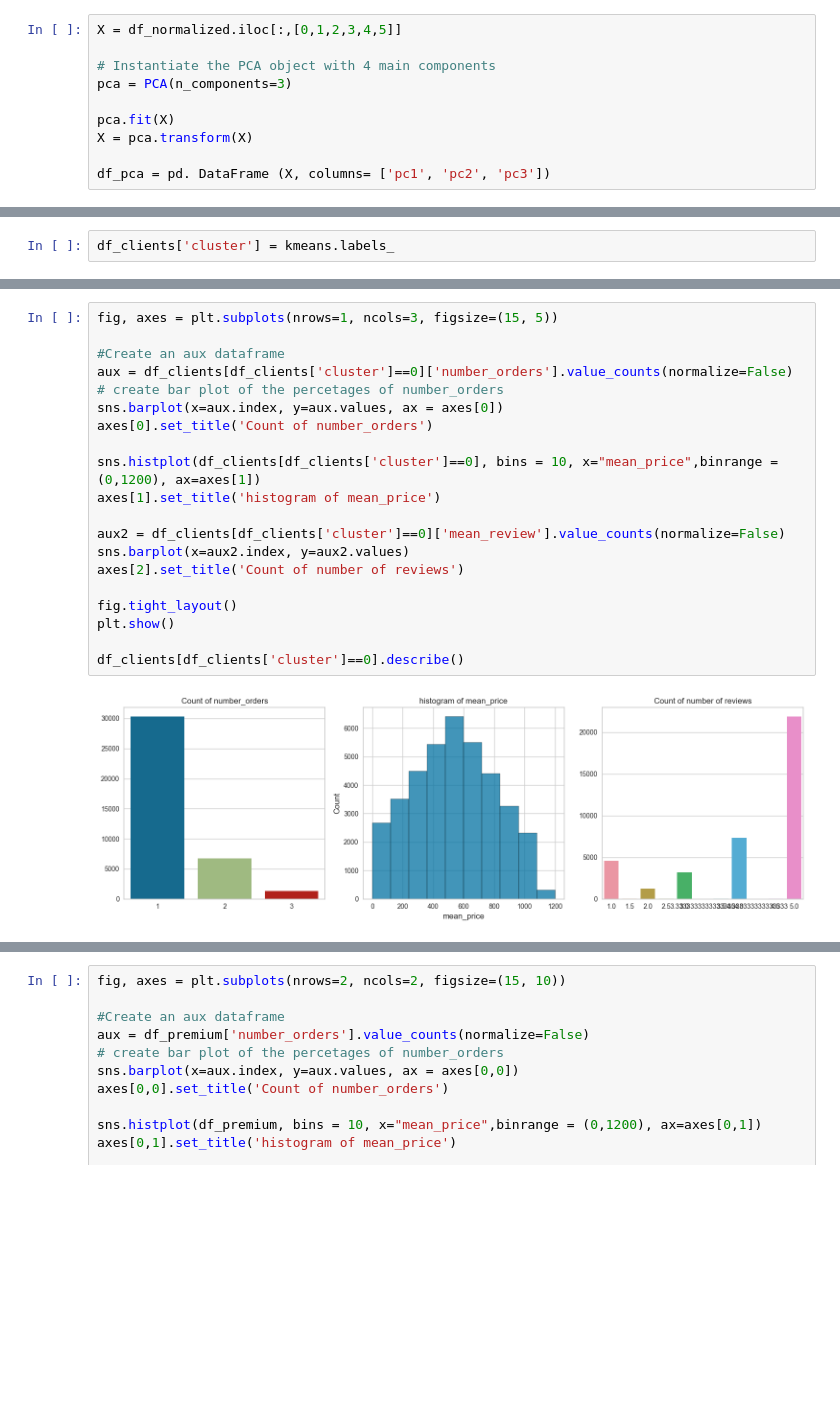
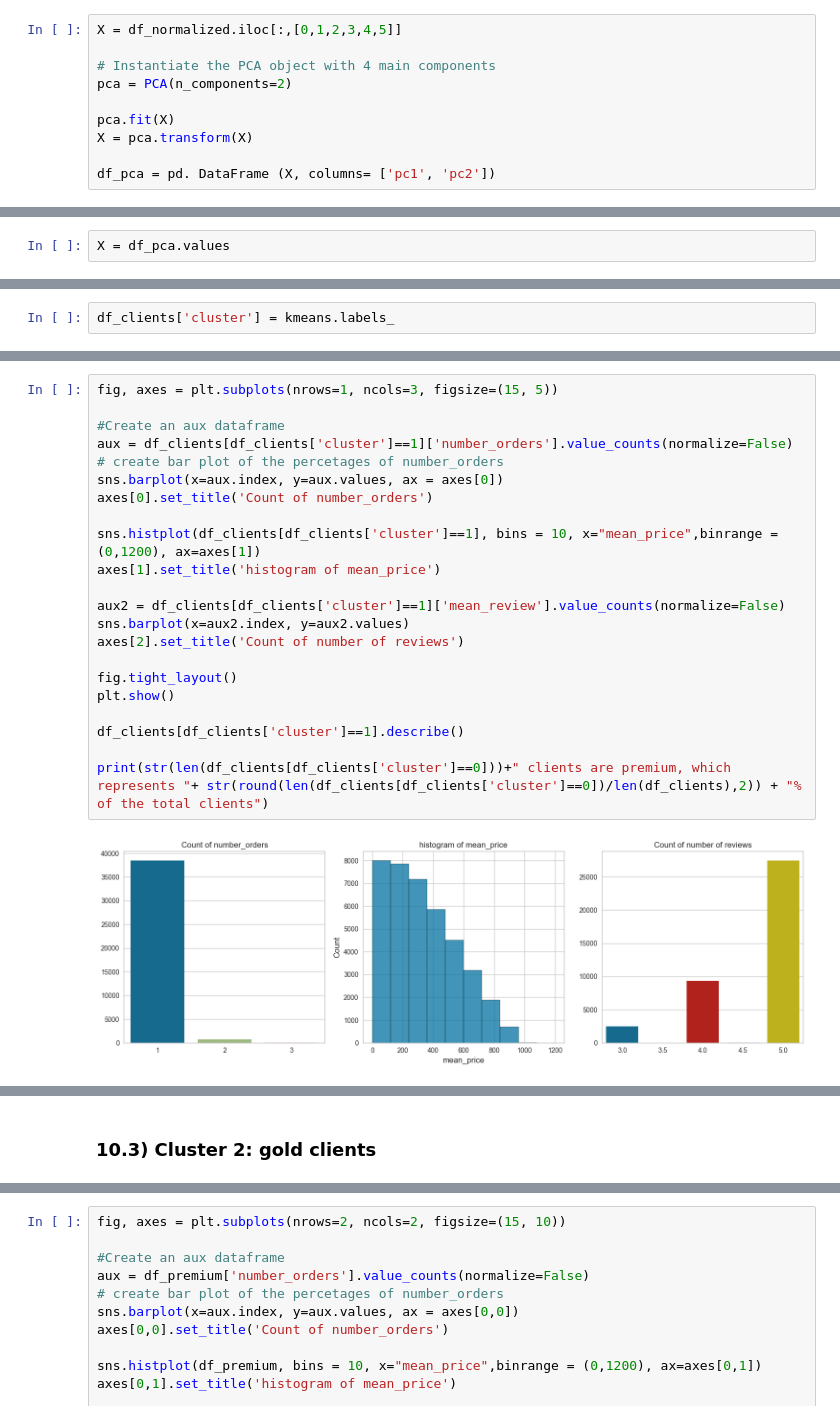
Before and after one commit to barbarafarah/clustering-clients, a Jupyter notebook: classifyng-customers.ipynb, the cells around one changed output, grey strips where cells are left out. Drawn from its saved outputs; the diff is of its cells as text; blank space fills up the shorter version.

```diff
--- a/classifyng-customers.ipynb
+++ b/classifyng-customers.ipynb
@@ -567,10 +568,10 @@ We have 7 numerical features:
 X = df_normalized.iloc[:,[0,1,2,3,4,5]]
 
 # Instantiate the PCA object with 4 main components
-pca = PCA(n_components=3)
+pca = PCA(n_components=2)
 
 pca.fit(X)
 X = pca.transform(X)
 
-df_pca = pd. DataFrame (X, columns= ['pc1', 'pc2', 'pc3'])
+df_pca = pd. DataFrame (X, columns= ['pc1', 'pc2'])
 # %%
@@ -612,3 +621,5 @@ X = df_normalized.iloc[:,[1,4,5]].values
+# %%
+X = df_pca.values
 # %% [markdown]
 ### 9.1.1)The Elbow Method
 # %% [markdown]
@@ -733,23 +801,25 @@ df_clients['cluster'] = kmeans.labels_
 # %%
 fig, axes = plt.subplots(nrows=1, ncols=3, figsize=(15, 5))
 
 #Create an aux dataframe
-aux = df_clients[df_clients['cluster']==0]['number_orders'].value_counts(normalize=False)
+aux = df_clients[df_clients['cluster']==1]['number_orders'].value_counts(normalize=False)
 # create bar plot of the percetages of number_orders
 sns.barplot(x=aux.index, y=aux.values, ax = axes[0])
 axes[0].set_title('Count of number_orders')
 
-sns.histplot(df_clients[df_clients['cluster']==0], bins = 10, x="mean_price",binrange = (0,1200), ax=axes[1])
+sns.histplot(df_clients[df_clients['cluster']==1], bins = 10, x="mean_price",binrange = (0,1200), ax=axes[1])
 axes[1].set_title('histogram of mean_price')
 
-aux2 = df_clients[df_clients['cluster']==0]['mean_review'].value_counts(normalize=False)
+aux2 = df_clients[df_clients['cluster']==1]['mean_review'].value_counts(normalize=False)
 sns.barplot(x=aux2.index, y=aux2.values)
 axes[2].set_title('Count of number of reviews')
 
 fig.tight_layout()
 plt.show()
 
-df_clients[df_clients['cluster']==0].describe()
+df_clients[df_clients['cluster']==1].describe()
+
+print(str(len(df_clients[df_clients['cluster']==0]))+" clients are premium, which represents "+ str(round(len(df_clients[df_clients['cluster']==0])/len(df_clients),2)) + "% of the total clients")
 # %% [output]
-[figure, old version]
+[figure, new version]
 |  | number_orders | mean_price | sum_price | mean_review | diff_days | interval | recency | is_southeast | ... |
@@ -763,0 +834,2 @@ df_clients[df_clients['cluster']==0].describe()
+# %% [markdown]
+### 10.3) Cluster 2: gold clients
```
Also changed, not shown: parts of 40 cells of this notebook, 5 other files.
